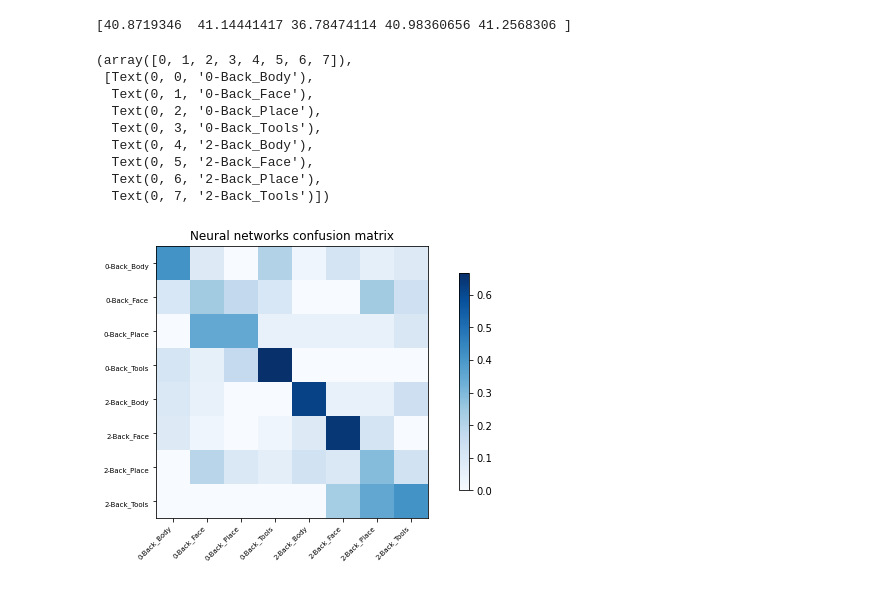
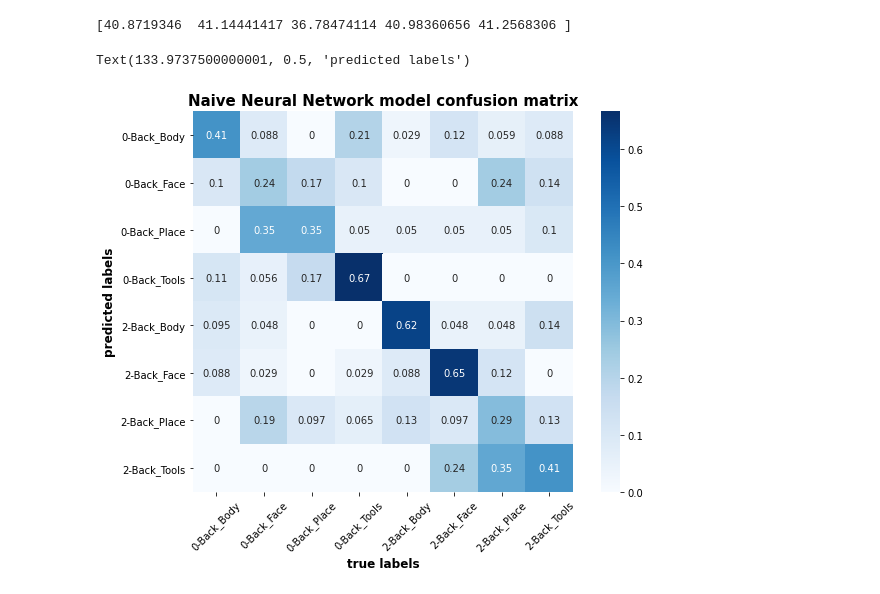
Before and after one commit to courtois-neuromod/hcptrt-decoding, a Jupyter notebook: timeseries_benchmark/tbenchmark_all.ipynb, the cells around one changed output. Cells and saved outputs as stored; diff of their text form; code cells hidden in the pictures.

```diff
--- a/timeseries_benchmark/tbenchmark_all.ipynb
+++ b/timeseries_benchmark/tbenchmark_all.ipynb
@@ -640,24 +594,18 @@ prediction_accuracy_nn = cv_scores_nn * 100
 print(prediction_accuracy_nn)
 # %% [output]
 [40.8719346  41.14441417 36.78474114 40.98360656 41.2568306 ]
-# %%
-# normalising confusion matrix
-cm_nn = confusion_matrix(y_test, nn)
-cmn_nn = cm_nn.astype('float') / cm_nn.sum(axis=1)[:, np.newaxis]
-
-# plotting
-plot_matrix(cmn_nn, cmap='Blues', labels=unique_conditions)
-plt.title('Neural networks confusion matrix')
-plt.xticks(rotation=45)
-plt.yticks(rotation=0)
-# %% [output]
-(array([0, 1, 2, 3, 4, 5, 6, 7]),
- [Text(0, 0, '0-Back_Body'),
-  Text(0, 1, '0-Back_Face'),
-  Text(0, 2, '0-Back_Place'),
-  Text(0, 3, '0-Back_Tools'),
-  Text(0, 4, '2-Back_Body'),
-  Text(0, 5, '2-Back_Face'),
-  Text(0, 6, '2-Back_Place'),
-  Text(0, 7, '2-Back_Tools')])
-[figure, removed]
+# %%
+# confusion matrix
+cm_nn = confusion_matrix(y_test, nn)
+cmn_nn = cm_nn.astype('float') / cm_nn.sum(axis=1)[:, np.newaxis]
+title = 'Naive Neural Network model confusion matrix'
+df_cm = pd.DataFrame(cmn_nn, index=unique_conditions, columns=unique_conditions)
+plt.figure(figsize = (10,7))
+sn.heatmap(df_cm, annot=True, cmap='Blues', square=True)
+plt.xticks(rotation = 45)
+plt.title(title, fontsize=15, fontweight='bold')
+plt.xlabel("true labels", fontsize= 12, fontweight='bold')
+plt.ylabel("predicted labels", fontsize=12, fontweight='bold')
+# %% [output]
+Text(133.9737500000001, 0.5, 'predicted labels')
+[figure, added]
```
Also changed, not shown: parts of 9 cells of this notebook.
